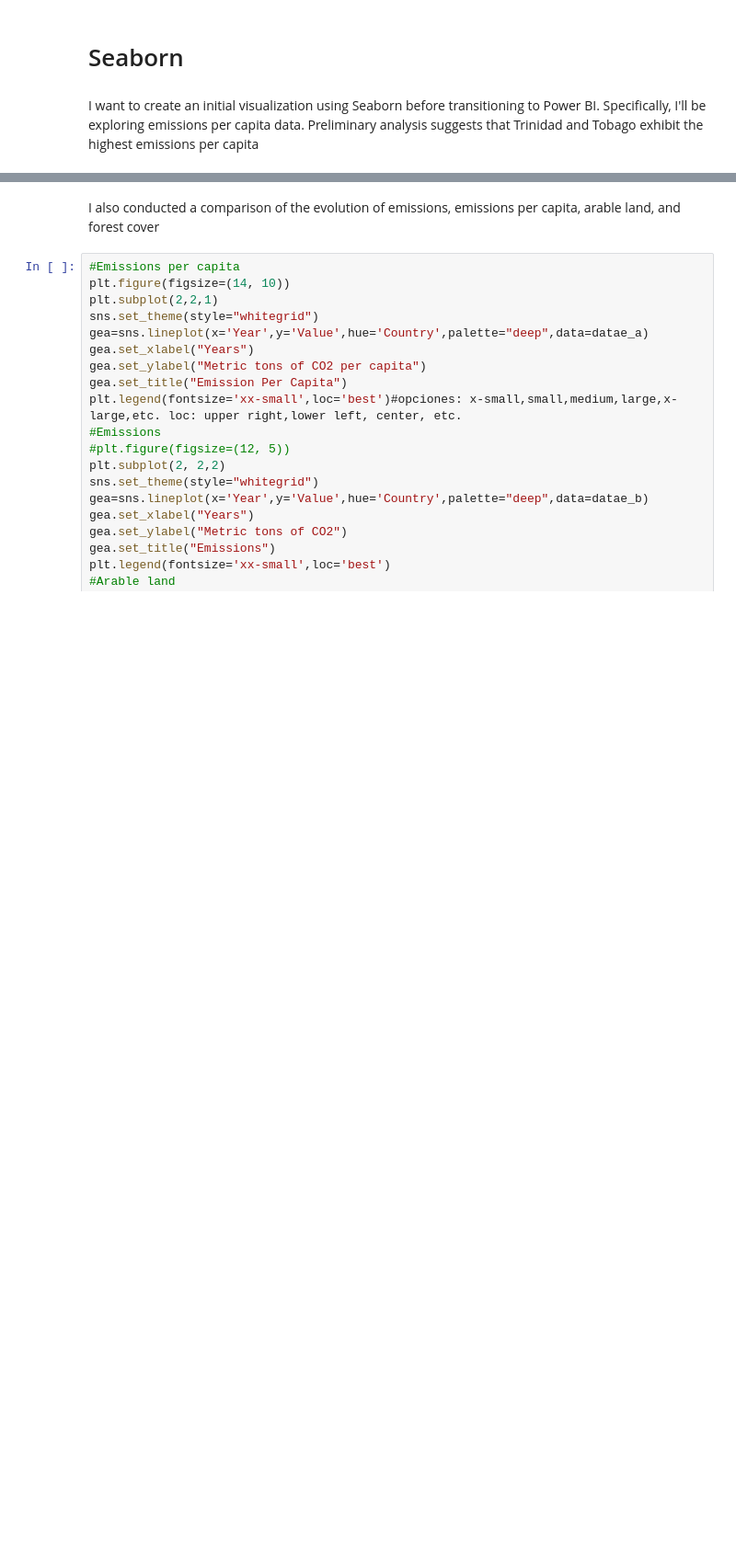
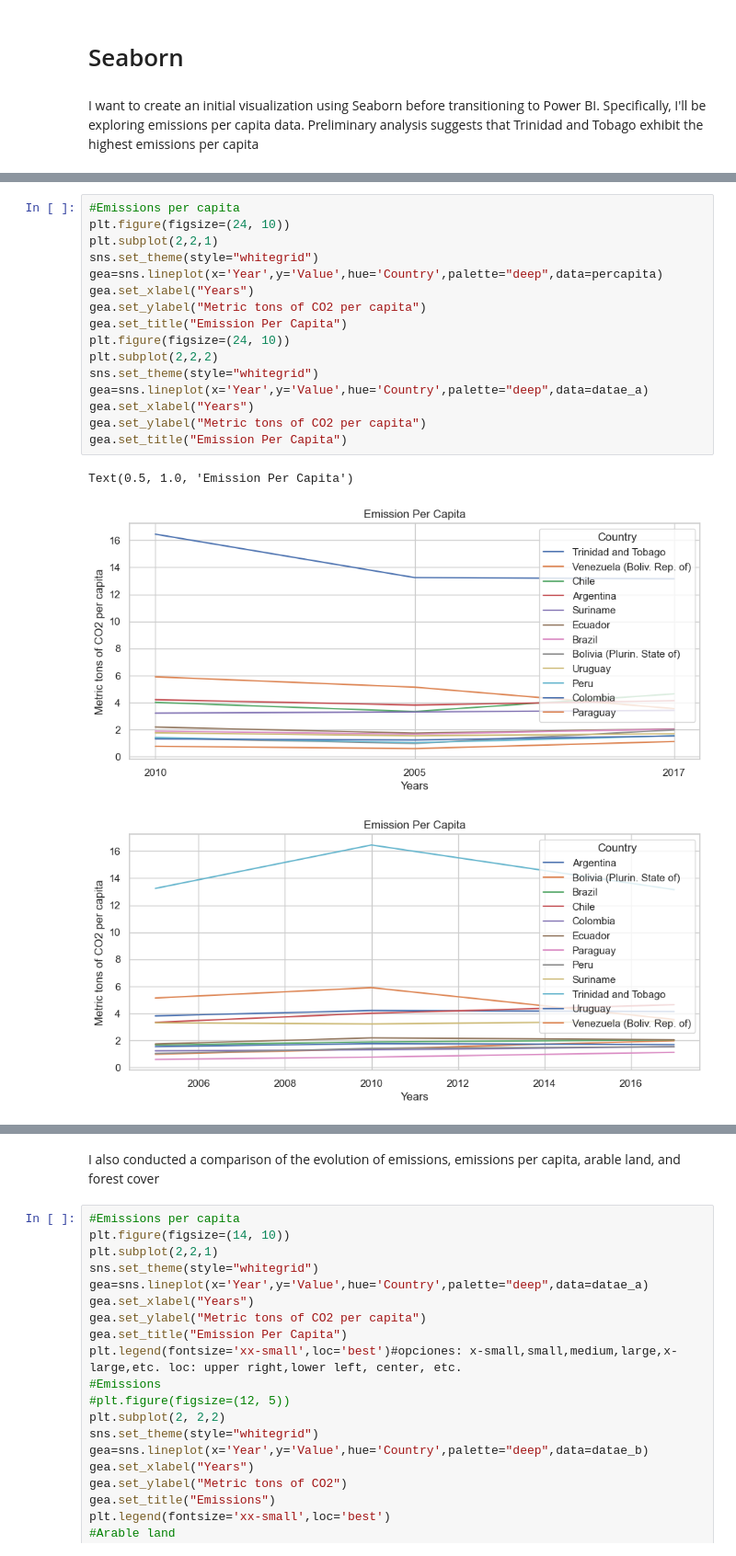
Before and after one commit to Mateoferrnandez/Projects, a Jupyter notebook: Landandemissions/datafiltering.ipynb, the cells around one changed output, grey strips where cells are left out. Shown at 92% size. Drawn from its saved outputs; the diff is of its cells as text; blank space fills up the shorter version.

```diff
--- a/Landandemissions/datafiltering.ipynb
+++ b/Landandemissions/datafiltering.ipynb
@@ -193,0 +213,20 @@ data_sum1=datae_b[['Country','Value']].groupby('Country').sum().reset_index()
+# %%
+#Emissions per capita
+plt.figure(figsize=(24, 10))
+plt.subplot(2,2,1)
+sns.set_theme(style="whitegrid")
+gea=sns.lineplot(x='Year',y='Value',hue='Country',palette="deep",data=percapita)
+gea.set_xlabel("Years")
+gea.set_ylabel("Metric tons of CO2 per capita")
+gea.set_title("Emission Per Capita")
+plt.figure(figsize=(24, 10))
+plt.subplot(2,2,2)
+sns.set_theme(style="whitegrid")
+gea=sns.lineplot(x='Year',y='Value',hue='Country',palette="deep",data=datae_a)
+gea.set_xlabel("Years")
+gea.set_ylabel("Metric tons of CO2 per capita")
+gea.set_title("Emission Per Capita")
+# %% [output]
+Text(0.5, 1.0, 'Emission Per Capita')
+[figure, added]
+[figure, added]
```
Also changed, not shown: parts of 17 cells of this notebook, 2 other files.
